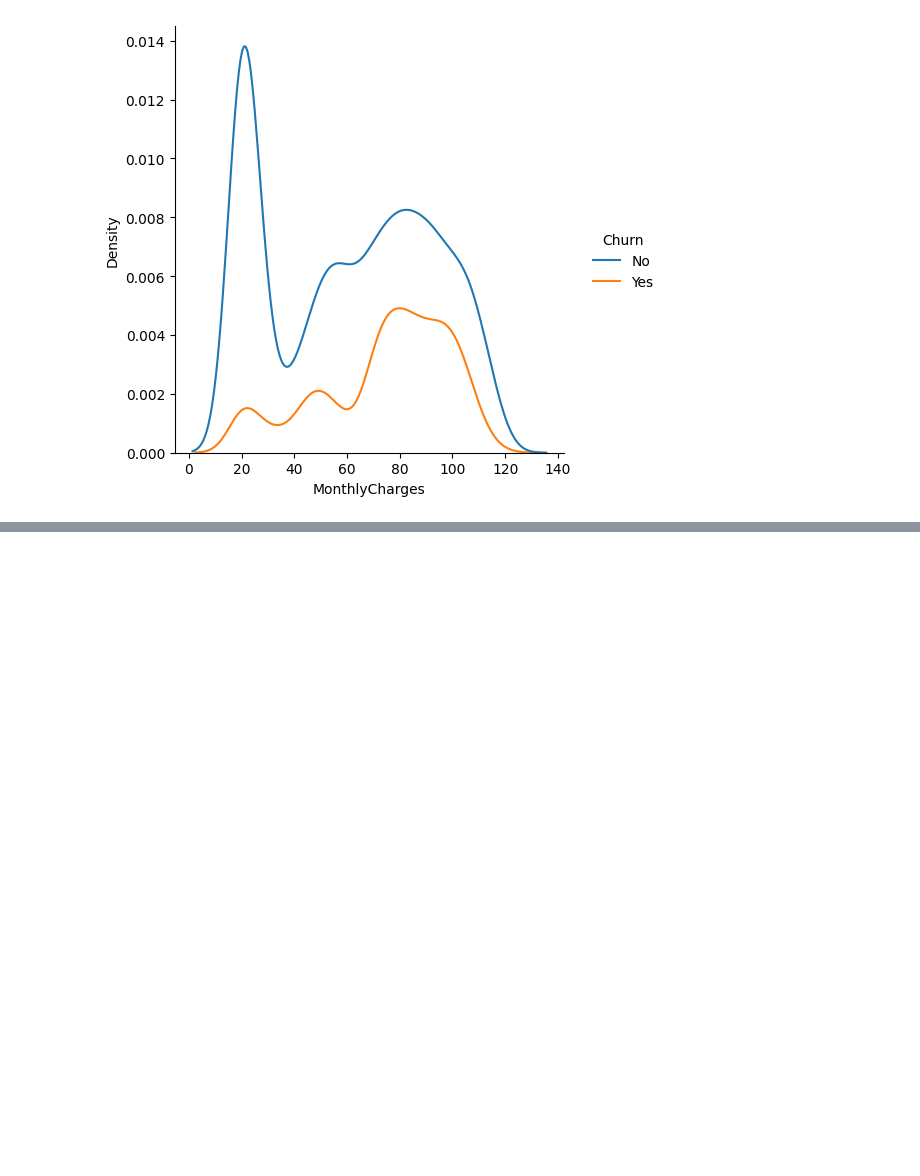
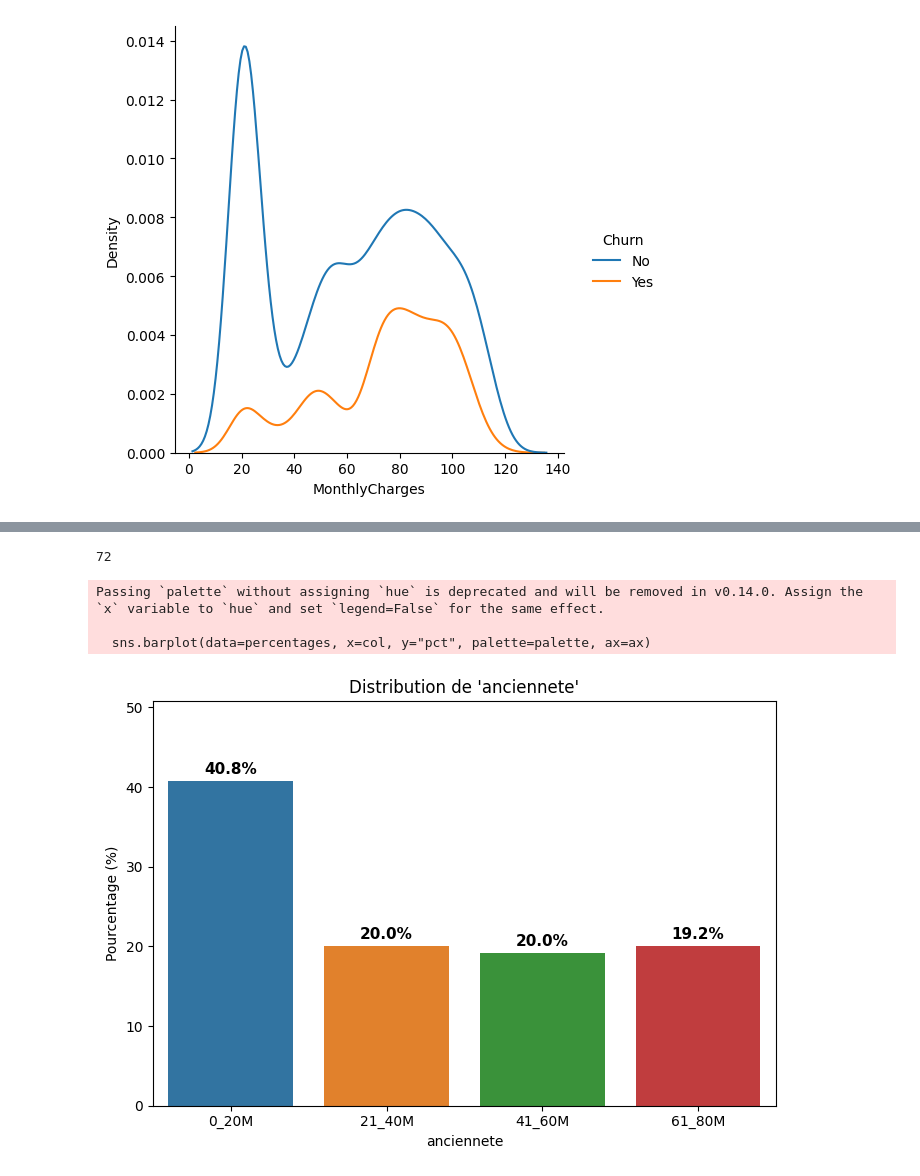
Before and after one commit to Derka88/Telco_churn_prediction, a Jupyter notebook: Notebooks/01_exploration.ipynb, the cells around one changed output, grey strips where cells are left out. Drawn from its saved outputs; the diff is of its cells as text; code cells hidden in the pictures; blank space fills up the shorter version.

```diff
--- a/Notebooks/01_exploration.ipynb
+++ b/Notebooks/01_exploration.ipynb
@@ -211,0 +234,2 @@ sns.displot(df,x = 'MonthlyCharges', hue = 'Churn', kind= 'kde')
+# %%
+data = df.drop(['gender', 'Partner', 'PhoneService'], axis=1)
@@ -211,0 +260,20 @@ sns.displot(df,x = 'MonthlyCharges', hue = 'Churn', kind= 'kde')
+# %%
+cols = ['OnlineSecurity', 'OnlineBackup', 'DeviceProtection', 'TechSupport', 'StreamingTV', 'StreamingMovies']
+
+data['score_services'] = data[cols].apply(lambda row: (row == 'Yes').sum(), axis=1)
+# %%
+# data['tenure'].value_counts(normalize=True) * 100
+int(data['tenure'].max())
+# %% [output]
+72
+# %%
+data['anciennete'] = pd.cut(data['tenure'],
+                        bins=[0, 20, 40, 60, 80],
+                        labels=['0_20M', '21_40M', '41_60M', '61_80M'])
+# %%
+barplot_quali(data,'anciennete')
+# %% [output]
+Passing `palette` without assigning `hue` is deprecated and will be removed in v0.14.0. Assign the `x` variable to `hue` and set `legend=False` for the same effect.
+
+  sns.barplot(data=percentages, x=col, y="pct", palette=palette, ax=ax)
+[figure, added]
```
Also changed, not shown: parts of 17 cells of this notebook.
